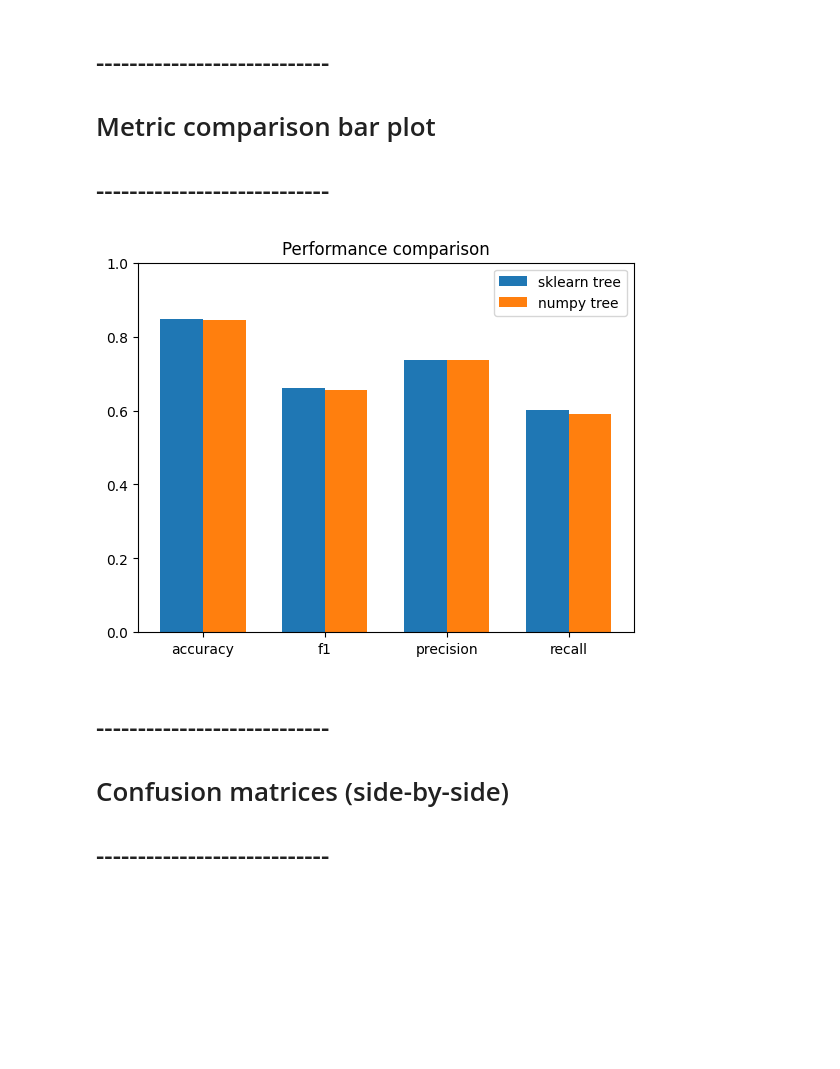
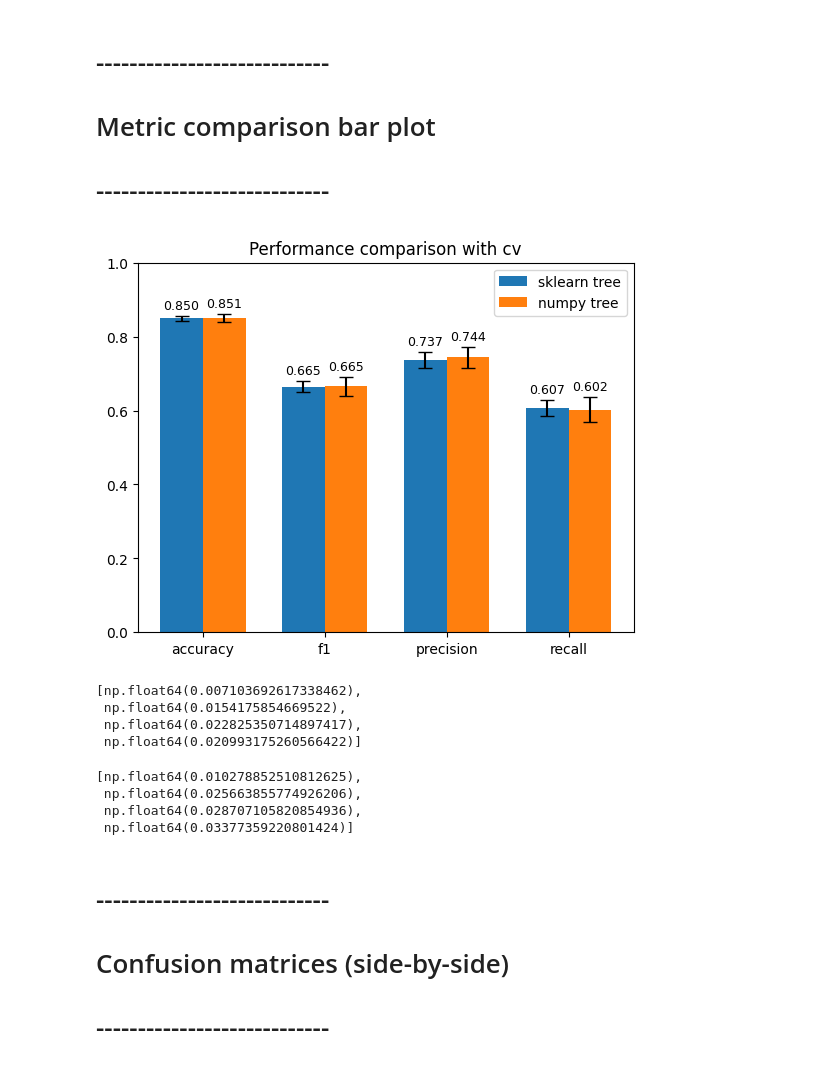
Before and after one commit to Ji980420/Project-ML_VU, a Jupyter notebook: adutlt_income/First_tree.ipynb, the cells around one changed output. Drawn from its saved outputs; the diff is of its cells as text; code cells hidden in the pictures; blank space fills up the shorter version.

```diff
--- a/adutlt_income/First_tree.ipynb
+++ b/adutlt_income/First_tree.ipynb
@@ -24,4 +24,4 @@ from sklearn.metrics import (
     ConfusionMatrixDisplay, RocCurveDisplay, roc_auc_score
 )
 # load dataset downloaded from kaggle
-df = pd.read_csv("adult.csv")
+df = pd.read_csv("imbalanced_23374.csv")
@@ -665,7 +672,7 @@ param_grid = {
 
 }
 
-cv = StratifiedKFold(n_splits=3, shuffle=True, random_state=42)
+cv = StratifiedKFold(n_splits=5, shuffle=True, random_state=42)
 
 grid_np = GridSearchCV(
     pipe_np,
@@ -745,24 +752,86 @@ NumPy tree metrics:   {'accuracy': 0.8458760227021449, 'f1': 0.6550074245174063,
 # Metric comparison bar plot
 # ----------------------------
 # %%
+from sklearn.model_selection import cross_validate
+
 metric_names = ["accuracy", "f1", "precision", "recall"]
-sk_vals = [sk_metrics[m] for m in metric_names]
-np_vals = [np_metrics[m] for m in metric_names]
+
+# cross-validation scores for sklearn best model
+scoring = {
+    "accuracy": "accuracy",
+    "f1": "f1",
+    "precision": "precision",
+    "recall": "recall"
+}
+
+sk_cv = cross_validate(
+    best_model,
+    X_train, y_train,
+    cv=cv,
+    scoring=scoring,
+    n_jobs=-1
+)
+
+# mean scores
+sk_vals = [np.mean(sk_cv[f"test_{m}"]) for m in metric_names]
+# std scores -> these become the error bars
+sk_stds = [np.std(sk_cv[f"test_{m}"]) for m in metric_names]
+
+np_cv = cross_validate(
+    best_numpy_tree,
+    X_train, y_train,
+    cv=cv,
+    scoring=scoring,
+    n_jobs=-1
+)
+
+np_vals = [np.mean(np_cv[f"test_{m}"]) for m in metric_names]
+np_stds = [np.std(np_cv[f"test_{m}"]) for m in metric_names]
+
+def add_labels(bars, stds):
+    for bar, std in zip(bars, stds):
+        height = bar.get_height()
+        plt.text(
+            bar.get_x() + bar.get_width()/2,
+            height + std + 0.01,   # 👈 key: place above error bar
+            f"{height:.3f}",
+            ha='center',
+            va='bottom',
+            fontsize=9
+        )
 
 x = np.arange(len(metric_names))
 width = 0.35
 
 plt.figure()
-plt.bar(x - width/2, sk_vals, width, label="sklearn tree")
-plt.bar(x + width/2, np_vals, width, label="numpy tree")
+bars1 = plt.bar(x - width/2, sk_vals, width, yerr=sk_stds, capsize=5, label="sklearn tree")
+bars2 = plt.bar(x + width/2, np_vals, width, yerr=np_stds, capsize=5, label="numpy tree")
+
+add_labels(bars1, sk_stds)
+add_labels(bars2, np_stds)
+
 plt.xticks(x, metric_names)
 plt.ylim(0, 1.0)
-plt.title("Performance comparison")
+plt.title("Performance comparison with cv")
 plt.legend()
 plt.savefig("performance_comparison.png", bbox_inches="tight", dpi=200)
 plt.show()
 # %% [output]
-[figure, old version]
+[figure, new version]
+# %%
+sk_stds
+# %% [output]
+[np.float64(0.007103692617338462),
+ np.float64(0.0154175854669522),
+ np.float64(0.022825350714897417),
+ np.float64(0.020993175260566422)]
+# %%
+np_stds
+# %% [output]
+[np.float64(0.010278852510812625),
+ np.float64(0.025663855774926206),
+ np.float64(0.028707105820854936),
+ np.float64(0.03377359220801424)]
 # %% [markdown]
 # ----------------------------
 # Confusion matrices (side-by-side)
```
Also changed, not shown: parts of 15 cells of this notebook, 40 other files.
